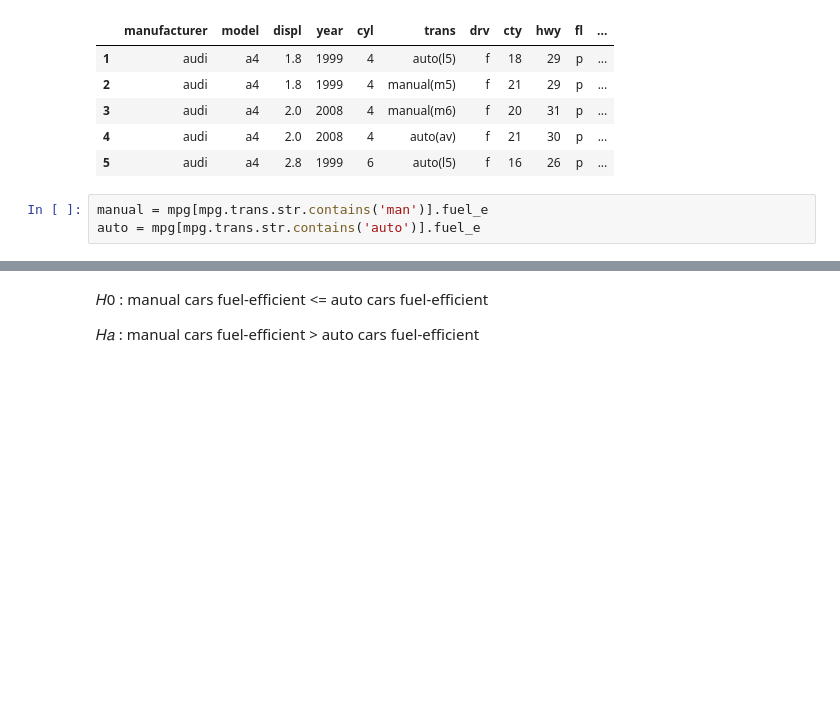
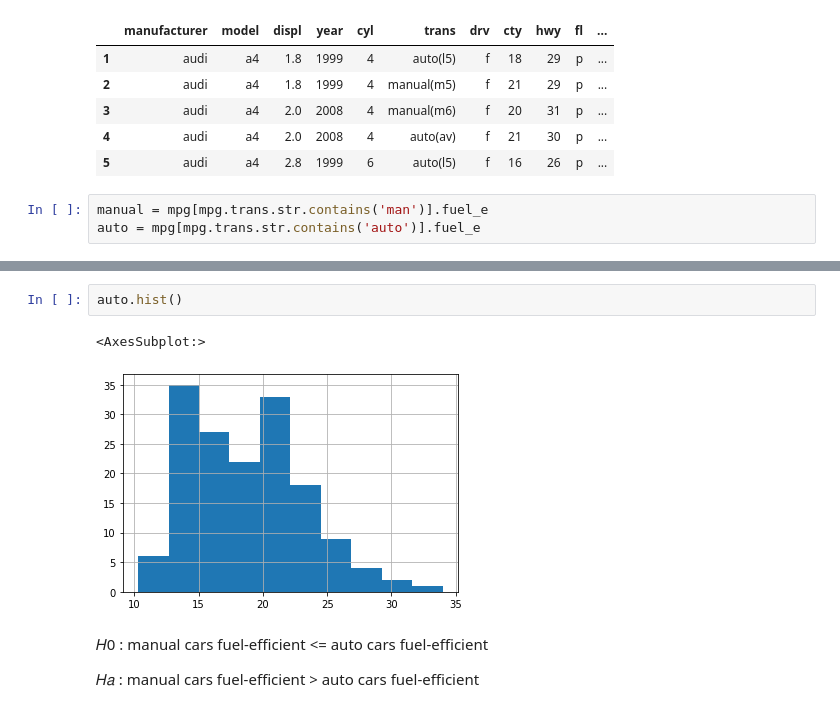
Before and after one commit to Chenchen070/statistics-exercises, a Jupyter notebook: hypothesis_testing.ipynb, the cells around one changed output, grey strips where cells are left out. Drawn from its saved outputs; the diff is of its cells as text; blank space fills up the shorter version.

```diff
--- a/hypothesis_testing.ipynb
+++ b/hypothesis_testing.ipynb
@@ -254,3 +299,8 @@ auto = mpg[mpg.trans.str.contains('auto')].fuel_e
+# %%
+auto.hist()
+# %% [output]
+<AxesSubplot:>
+[figure, added]
 # %% [markdown]
 𝐻0 : manual cars fuel-efficient <= auto cars fuel-efficient
 
```
Also changed, not shown: parts of 24 cells of this notebook.
